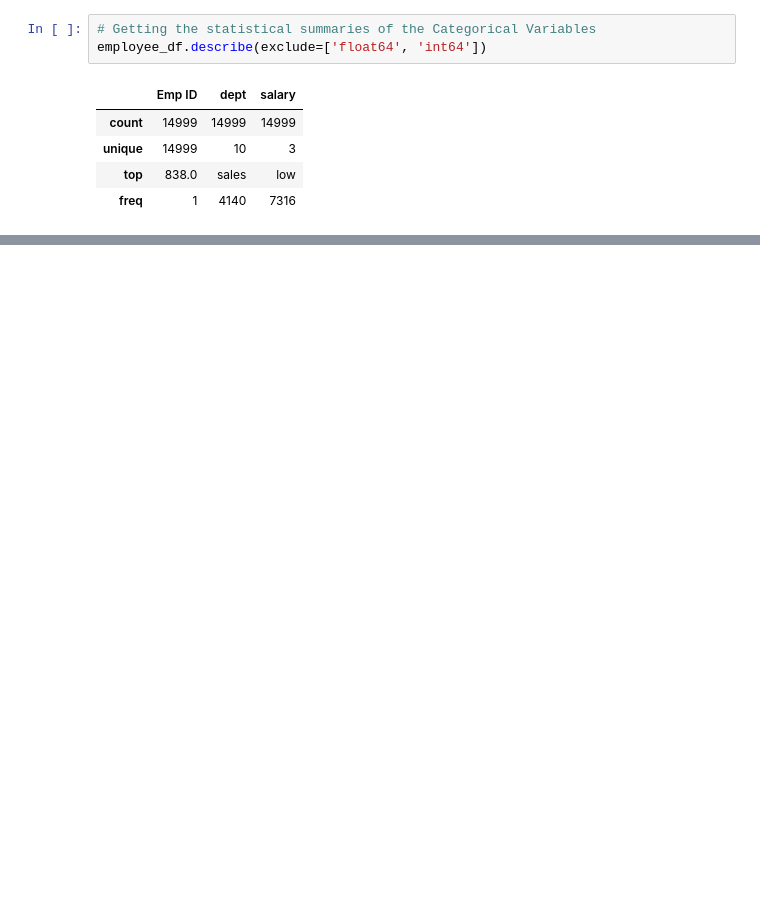
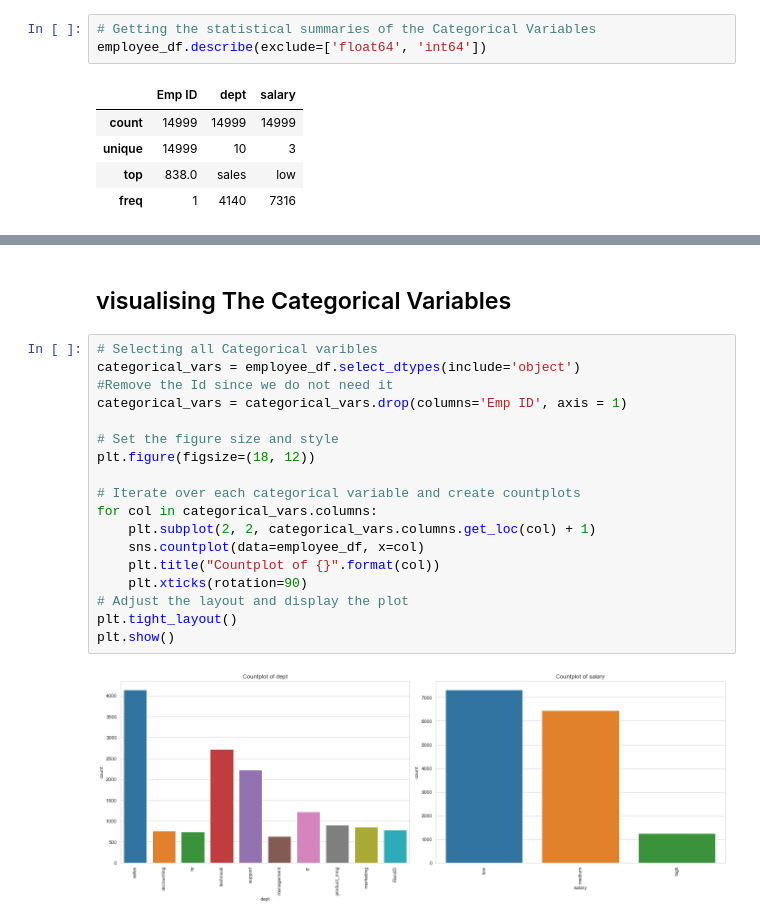
Before and after one commit to Jefest1/employee_attrition, a Jupyter notebook: employee_attrition.ipynb, the cells around one changed output, grey strips where cells are left out. Drawn from its saved outputs; the diff is of its cells as text; blank space fills up the shorter version.

```diff
--- a/employee_attrition.ipynb
+++ b/employee_attrition.ipynb
@@ -122,0 +149,22 @@ employee_df.describe(exclude=['float64', 'int64'])
+# %% [markdown]
+## visualising The Categorical Variables
+# %%
+# Selecting all Categorical varibles
+categorical_vars = employee_df.select_dtypes(include='object')
+#Remove the Id since we do not need it
+categorical_vars = categorical_vars.drop(columns='Emp ID', axis = 1)
+
+# Set the figure size and style
+plt.figure(figsize=(18, 12))
+
+# Iterate over each categorical variable and create countplots
+for col in categorical_vars.columns:
+    plt.subplot(2, 2, categorical_vars.columns.get_loc(col) + 1)
+    sns.countplot(data=employee_df, x=col)
+    plt.title("Countplot of {}".format(col))
+    plt.xticks(rotation=90)
+# Adjust the layout and display the plot
+plt.tight_layout()
+plt.show()
+# %% [output]
+[figure, added]
```
Also changed, not shown: parts of 4 cells of this notebook.
